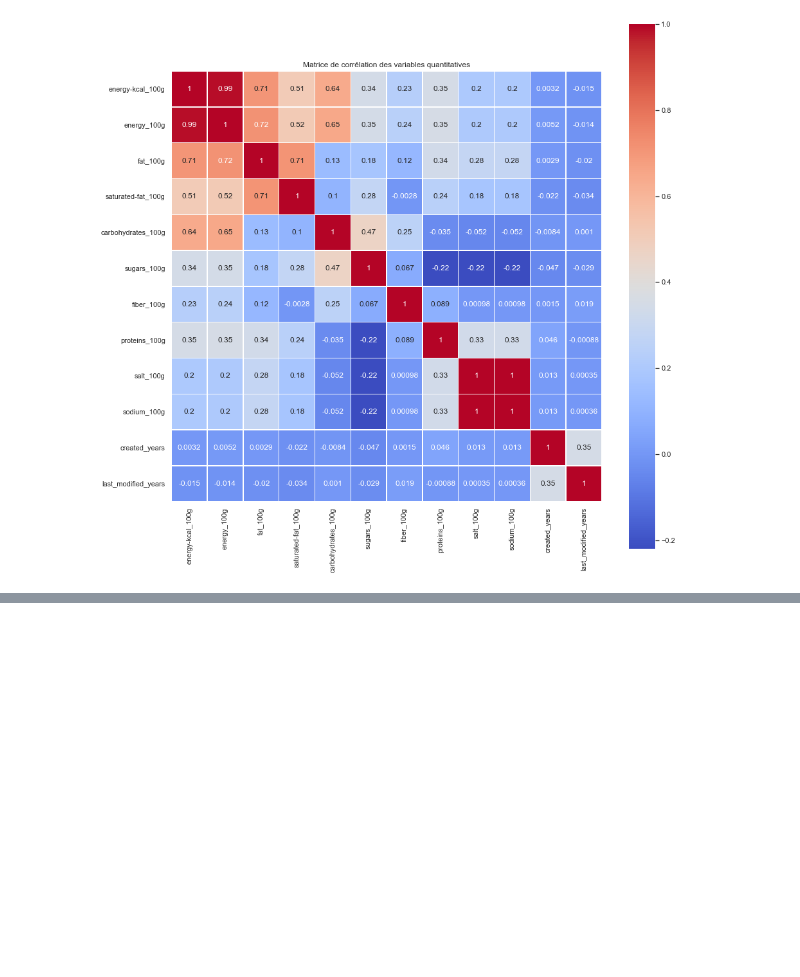
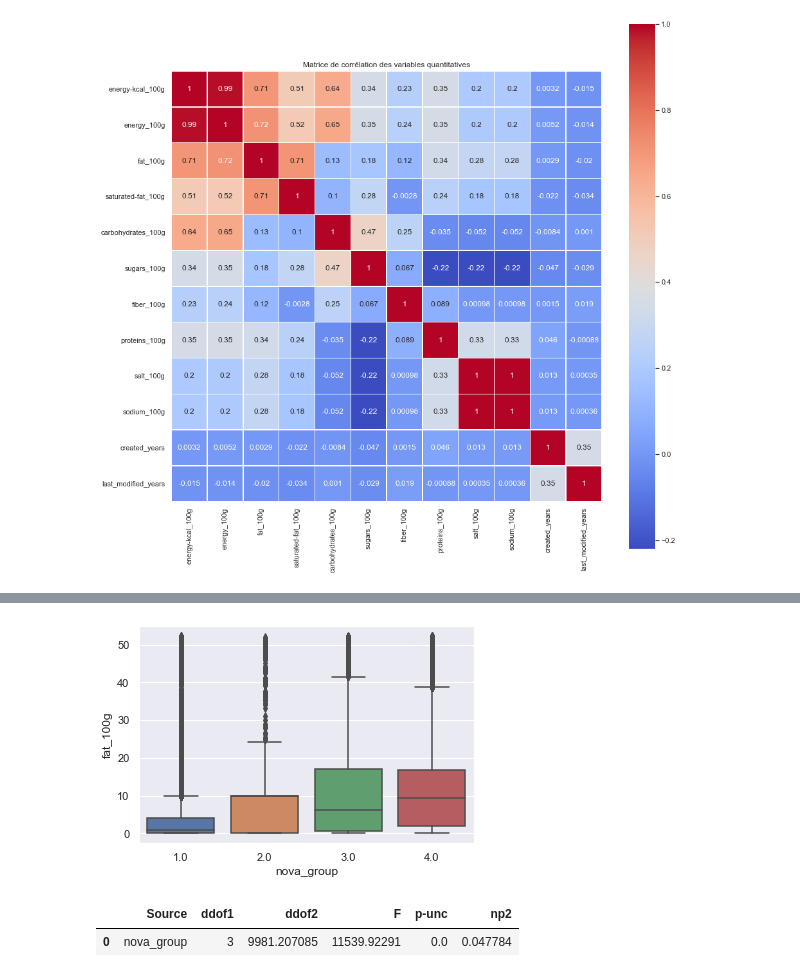
Before and after one commit to Sylvariane/Concevez_une_app_au_service_de_la_sante_publique, a Jupyter notebook: PSante_02_notebookexploration.ipynb, the cells around one changed output, grey strips where cells are left out. Cells and saved outputs as stored; diff of their text form; code cells hidden in the pictures; blank space fills up the shorter version.

```diff
--- a/PSante_02_notebookexploration.ipynb
+++ b/PSante_02_notebookexploration.ipynb
@@ -234,0 +260,10 @@ plt.show()
+# %%
+sns.boxplot(x="nova_group", y="fat_100g", data=df)
+plt.show()
+# %% [output]
+[figure, added]
+# %%
+pg.welch_anova(data=df, dv="fat_100g", between="nova_group")
+# %% [output]
+|  | Source | ddof1 | ddof2 | F | p-unc | np2 |
+| 0 | nova_group | 3 | 9981.207085 | 11539.92291 | 0.0 | 0.047784 |
```
Also changed, not shown: parts of 9 cells of this notebook.
